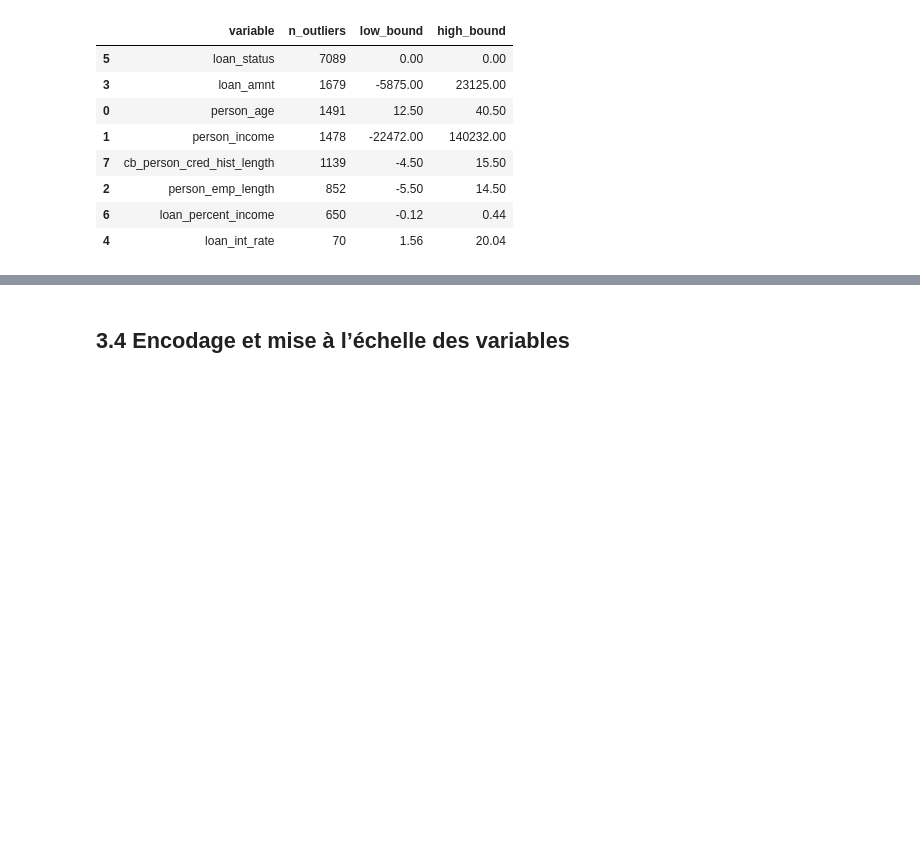
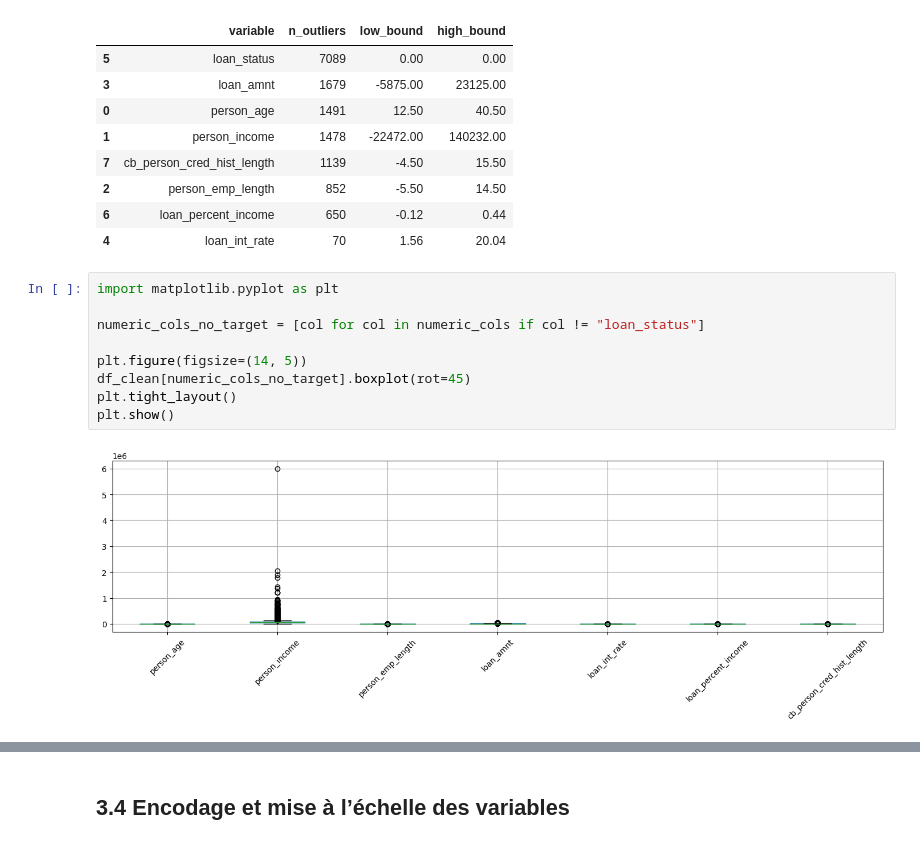
Before and after one commit to lallamimi/credit-risk-analysis, a Jupyter notebook: NOTEBOOK_PART1.ipynb, the cells around one changed output, grey strips where cells are left out. Cells and saved outputs as stored; diff of their text form; blank space fills up the shorter version.

```diff
--- a/NOTEBOOK_PART1.ipynb
+++ b/NOTEBOOK_PART1.ipynb
@@ -392,3 +406,14 @@ outlier_df
 | 2 | person_emp_length | 852 | -5.50 | 14.50 |
 | 6 | loan_percent_income | 650 | -0.12 | 0.44 |
 | 4 | loan_int_rate | 70 | 1.56 | 20.04 |
+# %%
+import matplotlib.pyplot as plt
+
+numeric_cols_no_target = [col for col in numeric_cols if col != "loan_status"]
+
+plt.figure(figsize=(14, 5))
+df_clean[numeric_cols_no_target].boxplot(rot=45)
+plt.tight_layout()
+plt.show()
+# %% [output]
+[figure, added]
```
Also changed, not shown: parts of 31 cells of this notebook.
